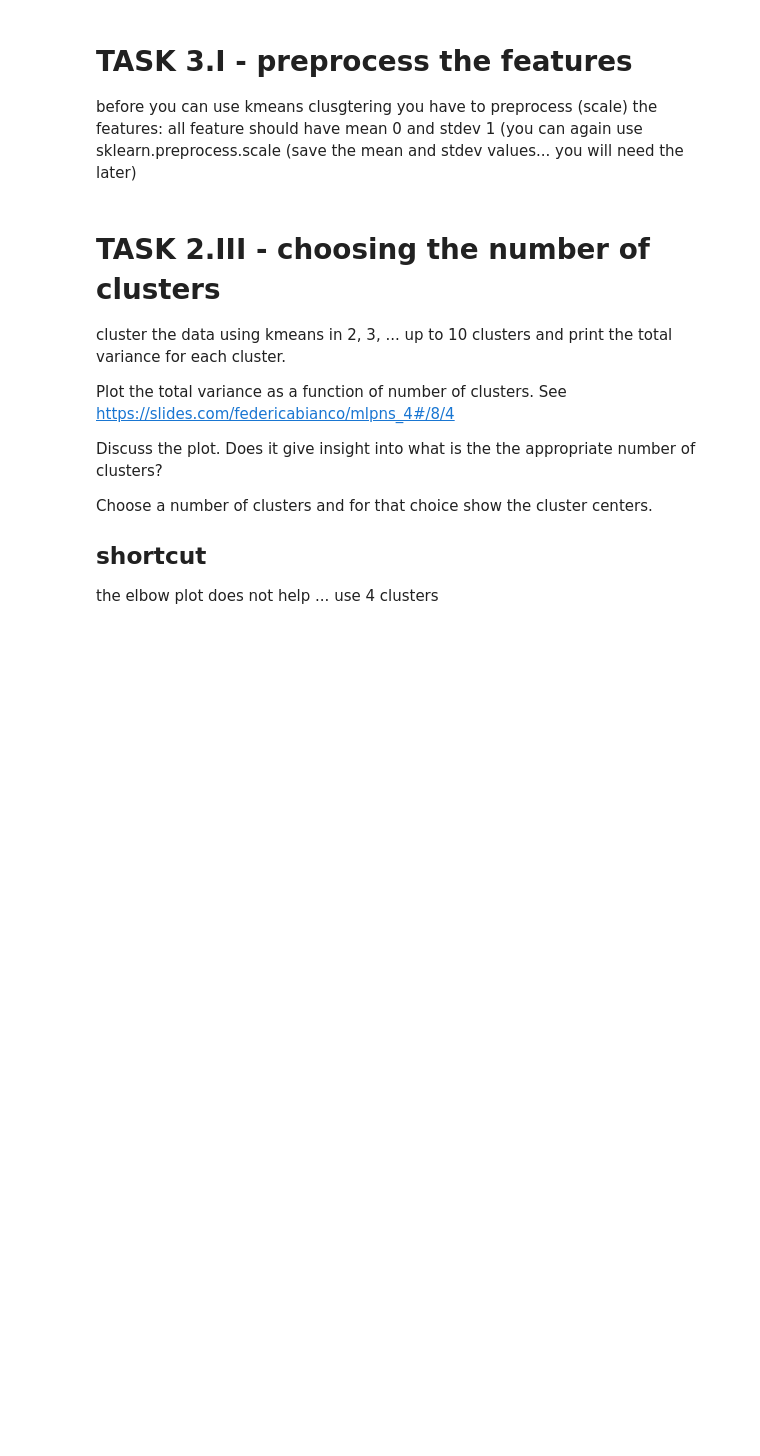
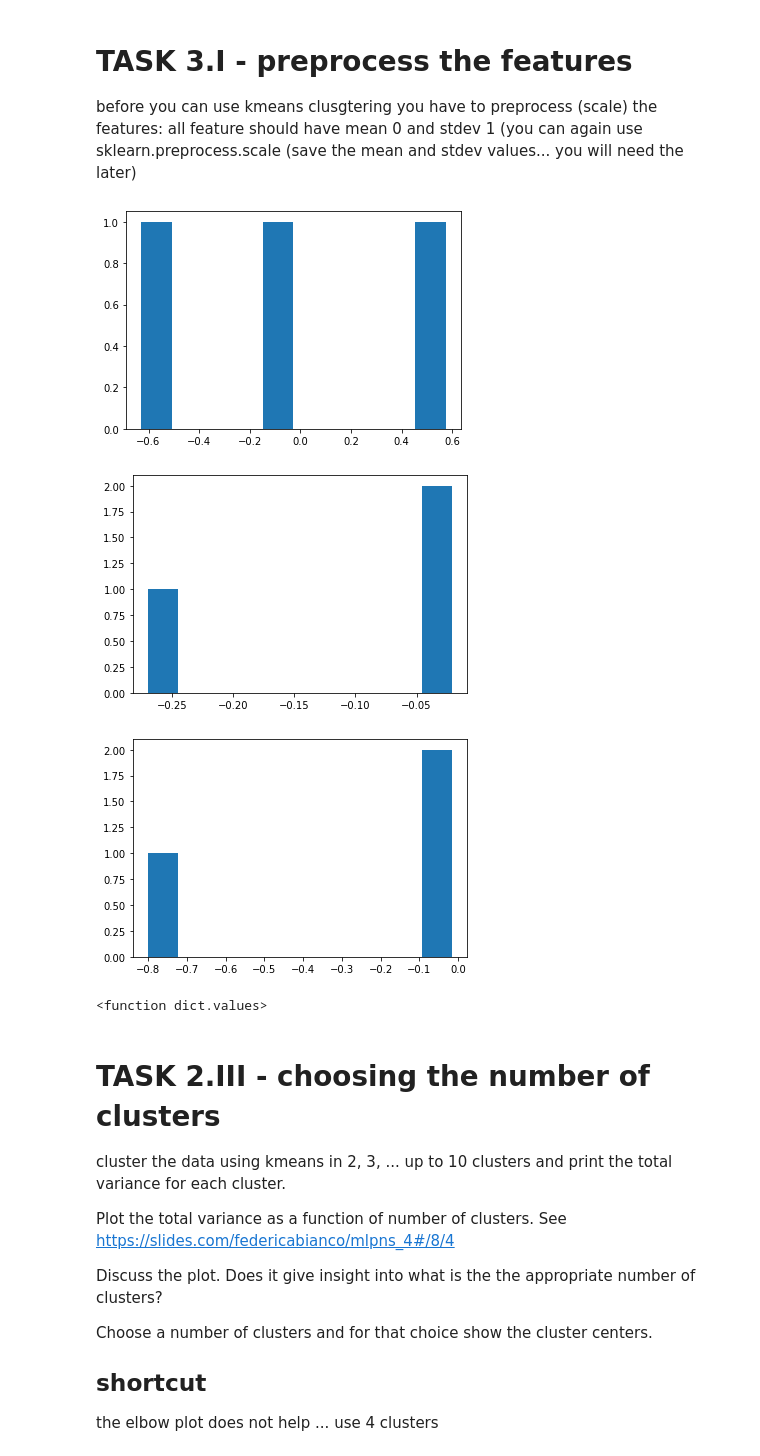
Before and after one commit to DelfonteSimone/MLPNS2021_Delfonte, a Jupyter notebook: MLPNS2021midterm_instructions.ipynb, the cells around one changed output. Saved outputs shown, nothing was run; the diff lists cells and outputs as text; code cells hidden in the pictures; blank space fills up the shorter version.

```diff
--- a/MLPNS2021midterm_instructions.ipynb
+++ b/MLPNS2021midterm_instructions.ipynb
@@ -217,3 +268,26 @@ X2.std(axis=0)
+# %%
+fitparamslist=[]
+for t in range(0,3):
+   fitparams= preprocessing.scale(fitparam[:,t])
+   fitparamslist.append(fitparams)
+fitparamslist = np.array(fitparamslist)
+fitparamslist
+for t in range(0,3):
+ pl.figure()
+ pl.hist(fitparamslist[:,t])
+# %% [output]
+[figure, added]
+[figure, added]
+[figure, added]
+# %%
+meanstd = {"a_mean" : fitparamslist.mean,
+           "a_std" : fitparamslist.std,
+           "b_mean" : fitparamslist.mean,
+            "b_std" : fitparamslist.std,
+            "c_mean" : fitparamslist.mean,
+            "c_std" : fitparamslist.std}
+# %% [output]
+<function dict.values>
 # %% [markdown]
 # TASK 2.III - choosing the number of clusters
 
```
Also changed, not shown: parts of 17 cells of this notebook.
